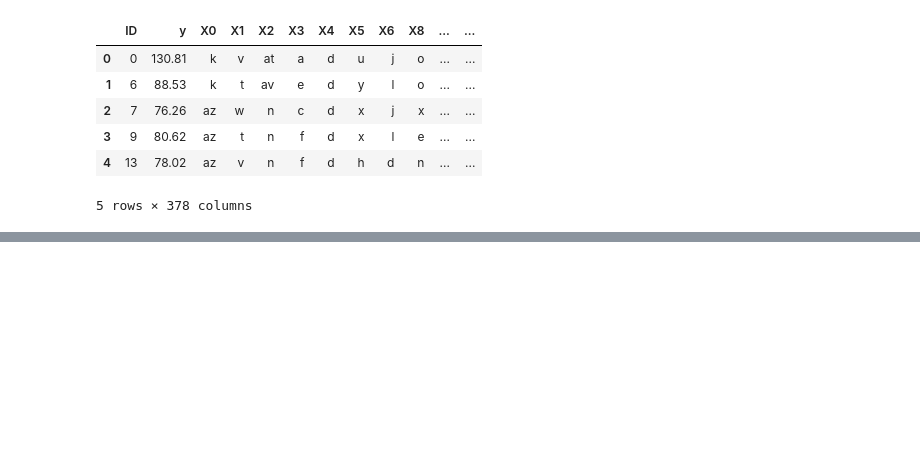
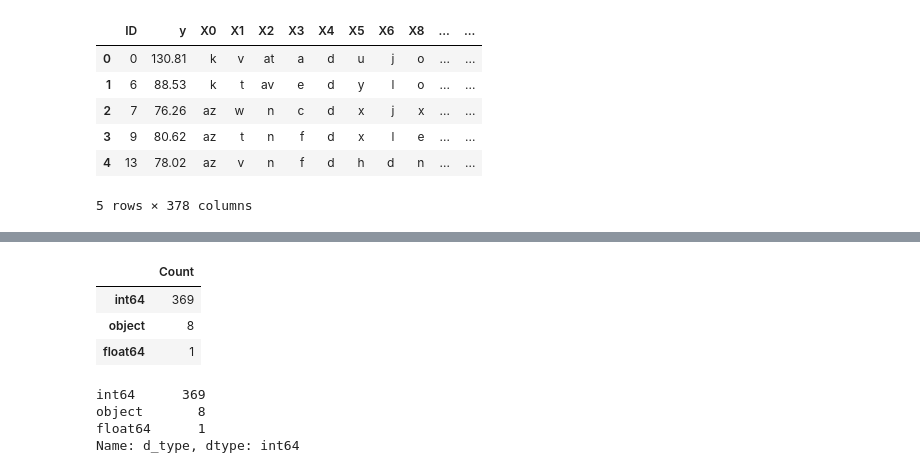
Before and after one commit to calvinccs/notebook, a Jupyter notebook: MBGM/EDA.ipynb, the cells around one changed output, grey strips where cells are left out. Saved outputs shown, nothing was run; the diff lists cells and outputs as text; code cells hidden in the pictures; blank space fills up the shorter version.

```diff
--- a/MBGM/EDA.ipynb
+++ b/MBGM/EDA.ipynb
@@ -52,0 +49,18 @@ sample_submission.head()
+# %%
+var_type = pd.DataFrame(train.dtypes.value_counts(), columns = ['Count'])
+var_type
+# %% [output]
+|  | Count |
+| int64 | 369 |
+| object | 8 |
+| float64 | 1 |
+# %%
+col = train.columns.tolist()
+d_type = [train[x].dtype for x in col]
+var_type = pd.DataFrame({'col': col, 'd_type': d_type})
+var_type.d_type.value_counts()
+# %% [output]
+int64      369
+object       8
+float64      1
+Name: d_type, dtype: int64
```
Also changed, not shown: parts of 20 cells of this notebook.
